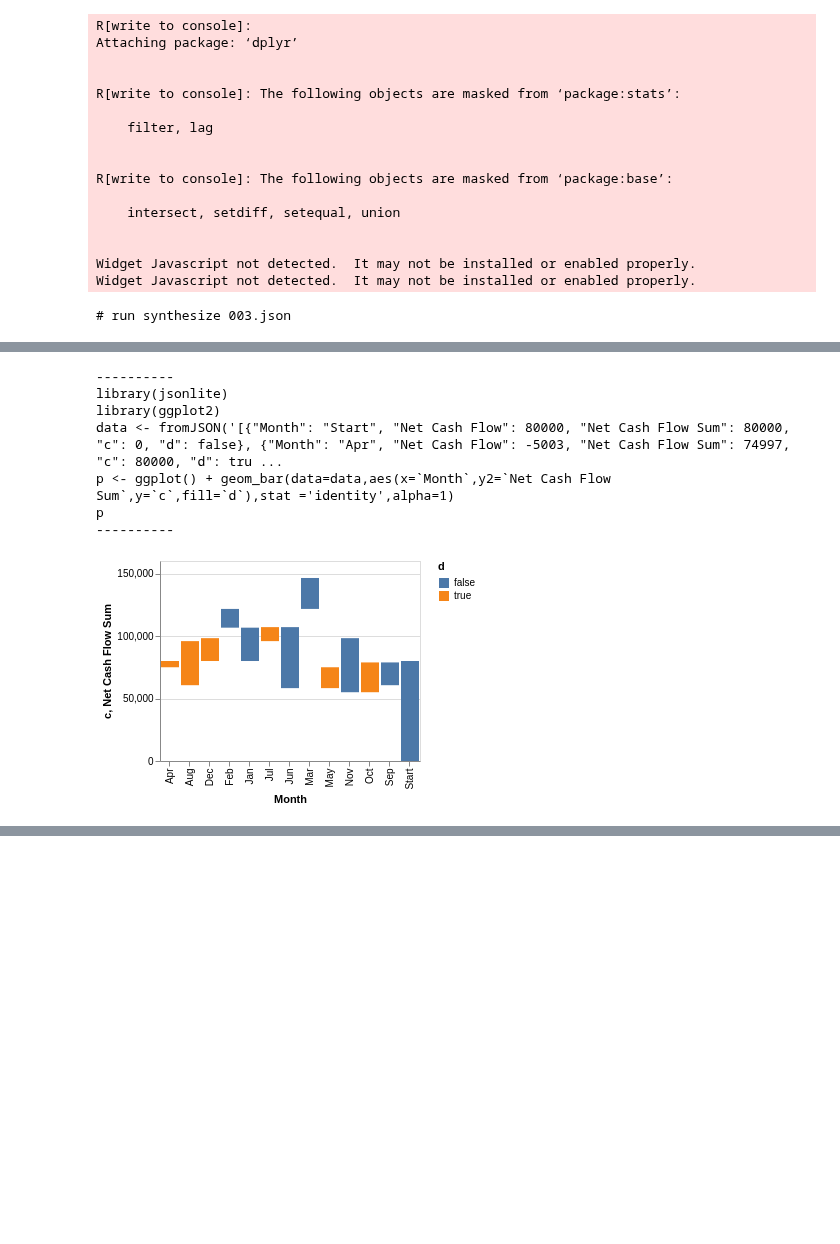
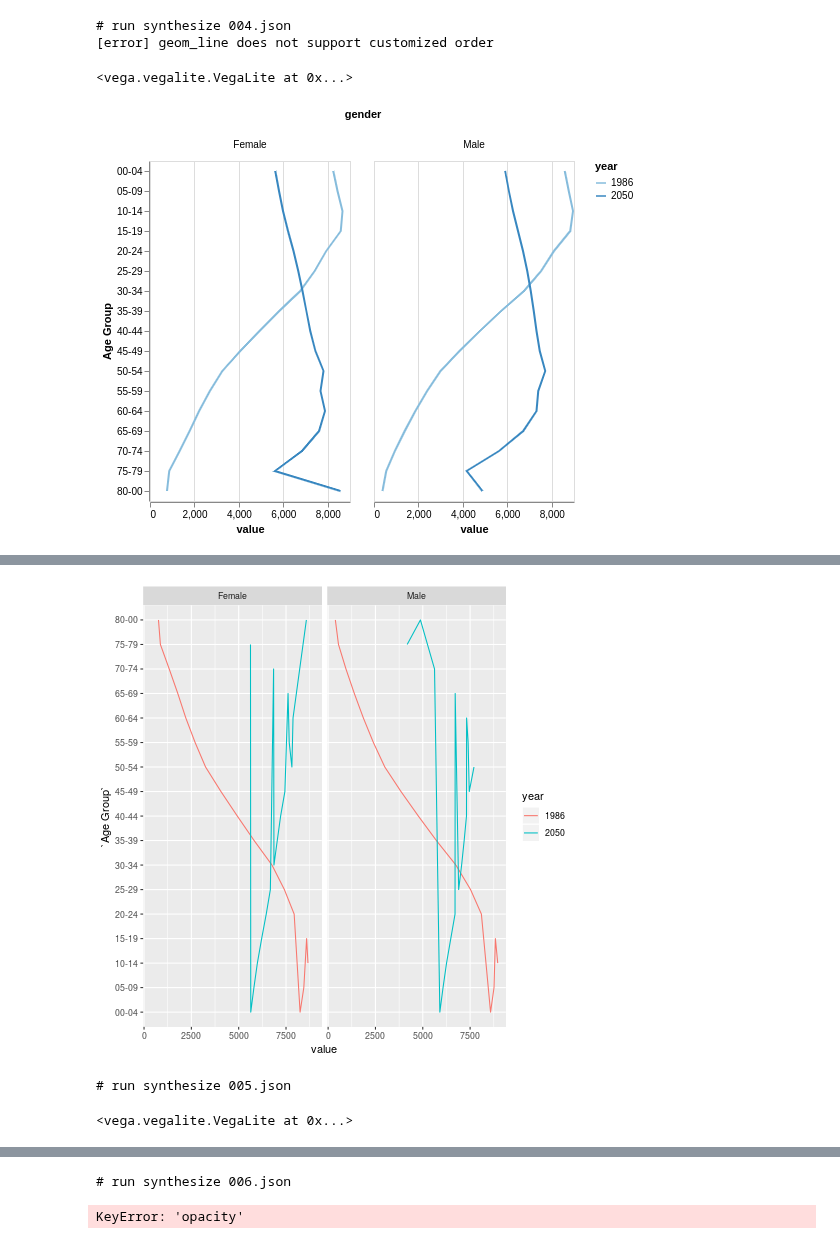
Before and after one commit to Mestway/falx, a Jupyter notebook: falx/playground.ipynb, the cells around one changed output, grey strips where cells are left out. Cells and saved outputs as stored; diff of their text form; code cells hidden in the pictures; blank space fills up the shorter version.

```diff
--- a/falx/playground.ipynb
+++ b/falx/playground.ipynb
@@ -1,4 +1,10 @@
 # %%
+import rpy2.ipython
+import warnings
+warnings.filterwarnings('ignore')
+
+%reload_ext rpy2.ipython
+
 import json
 import pandas as pd
 import os
@@ -7,53 +13,41 @@ from ipywidgets import widgets
 
 from falx.chart import *
 from interface import Falx
 
 DATA_DIR = os.path.join("..", "benchmarks")
 
 def try_example(fname):
 
     with open(os.path.join(DATA_DIR, fname), "r") as f:
         data = json.load(f)
 
     print("# run synthesize {}".format(fname))
 
     input_data = table_utils.load_and_clean_table(data["input_data"])
     vis = VisDesign.load_from_vegalite(data["vl_spec"], data["output_data"])
-    ggplot_script = "\n".join(vis.to_ggplot2())
+
+    ggplot_script = vis.to_ggplot2()
 
     # display plot
     VegaLite(vis.to_vl_obj()).display()
 
-    print('----------')
-    print(ggplot_script)
-    print('----------')
+    for l in ggplot_script:
+        %R -i l
+        %R eval(parse(text=l))
+    %R print(p)
 
-
-text_box = widgets.Text(value='001.json')
+text_box = widgets.Text(value='004.json')
 button = widgets.Button(description="run")
 
 display(text_box)
 display(button)
 
 def on_button_clicked(b):
     try_example(text_box.value)
 
 button.on_click(on_button_clicked)
 # %% [output]
-R[write to console]:
-Attaching package: ‘dplyr’
-
-
-R[write to console]: The following objects are masked from ‘package:stats’:
-
-    filter, lag
-
-
-R[write to console]: The following objects are masked from ‘package:base’:
-
-    intersect, setdiff, setequal, union
-
-
-Widget Javascript not detected.  It may not be installed or enabled properly.
-Widget Javascript not detected.  It may not be installed or enabled properly.
+# run synthesize 004.json
+[error] geom_line does not support customized order
-# run synthesize 003.json
+<vega.vegalite.VegaLite at 0x...>
+[figure, new version]
@@ -61,8 +56,3 @@ Widget Javascript not detected.  It may not be installed or enabled properly.
+[figure, added]
-----------
-library(jsonlite)
-library(ggplot2)
-data <- fromJSON('[{"Month": "Start", "Net Cash Flow": 80000, "Net Cash Flow Sum": 80000, "c": 0, "d": false}, {"Month": "Apr", "Net Cash Flow": -5003, "Net Cash Flow Sum": 74997, "c": 80000, "d": tru ...
-p <- ggplot() + geom_bar(data=data,aes(x=`Month`,y2=`Net Cash Flow Sum`,y=`c`,fill=`d`),stat ='identity',alpha=1)
-p
-----------
+# run synthesize 005.json
-[figure, old version]
+<vega.vegalite.VegaLite at 0x...>
@@ -68,0 +61,2 @@ p
+# run synthesize 006.json
+KeyError: 'opacity'
```
Also changed, not shown: parts of 1 cell of this notebook, 4 other files.
